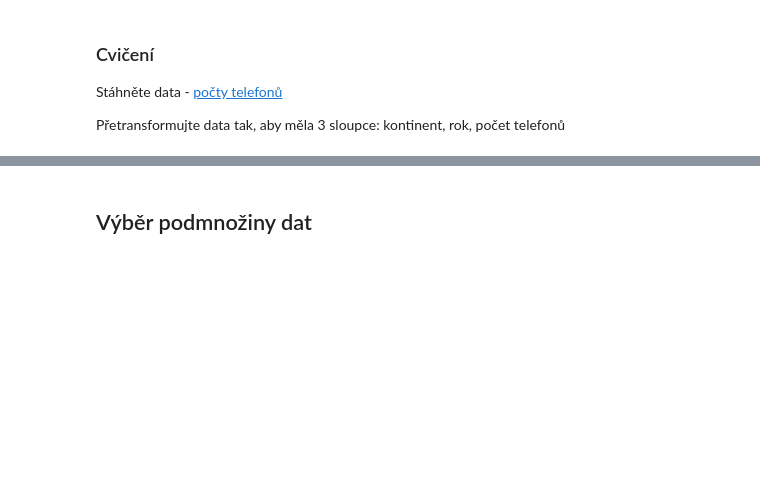
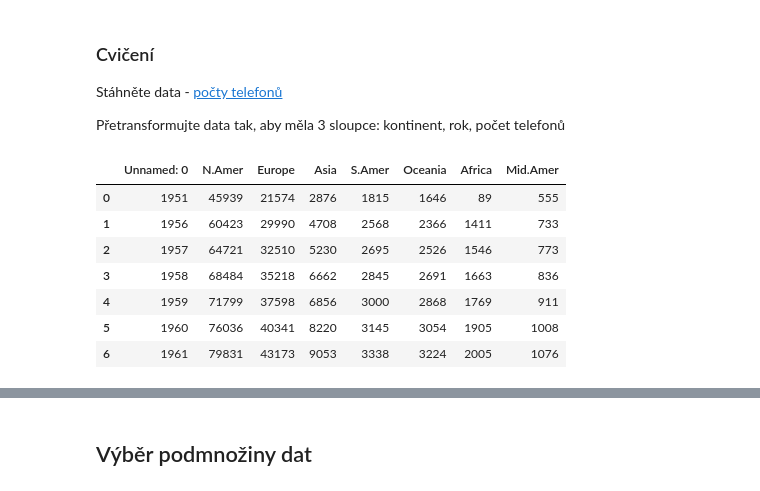
Before and after one commit to Krummhaus/zapisky_z_hodiny, a Jupyter notebook: 10_Python_pandas_pokracovani.ipynb, the cells around one changed output, grey strips where cells are left out. Drawn from its saved outputs; the diff is of its cells as text; code cells hidden in the pictures; blank space fills up the shorter version.

```diff
--- a/10_Python_pandas_pokracovani.ipynb
+++ b/10_Python_pandas_pokracovani.ipynb
@@ -113,3 +140,15 @@ wolf_data_melt.shape
 Stáhněte data - [počty telefonů](https://raw.githubusercontent.com/vincentarelbundock/Rdatasets/master/csv/datasets/WorldPhones.csv)
 
 Přetransformujte data tak, aby měla 3 sloupce: kontinent, rok, počet telefonů
+# %%
+phones = pd.read_csv('https://raw.githubusercontent.com/vincentarelbundock/Rdatasets/master/csv/datasets/WorldPhones.csv')
+phones
+# %% [output]
+|  | Unnamed: 0 | N.Amer | Europe | Asia | S.Amer | Oceania | Africa | Mid.Amer |
+| 0 | 1951 | 45939 | 21574 | 2876 | 1815 | 1646 | 89 | 555 |
+| 1 | 1956 | 60423 | 29990 | 4708 | 2568 | 2366 | 1411 | 733 |
+| 2 | 1957 | 64721 | 32510 | 5230 | 2695 | 2526 | 1546 | 773 |
+| 3 | 1958 | 68484 | 35218 | 6662 | 2845 | 2691 | 1663 | 836 |
+| 4 | 1959 | 71799 | 37598 | 6856 | 3000 | 2868 | 1769 | 911 |
+| 5 | 1960 | 76036 | 40341 | 8220 | 3145 | 3054 | 1905 | 1008 |
+| 6 | 1961 | 79831 | 43173 | 9053 | 3338 | 3224 | 2005 | 1076 |
```
Also changed, not shown: parts of 19 cells of this notebook, 1 other file.
